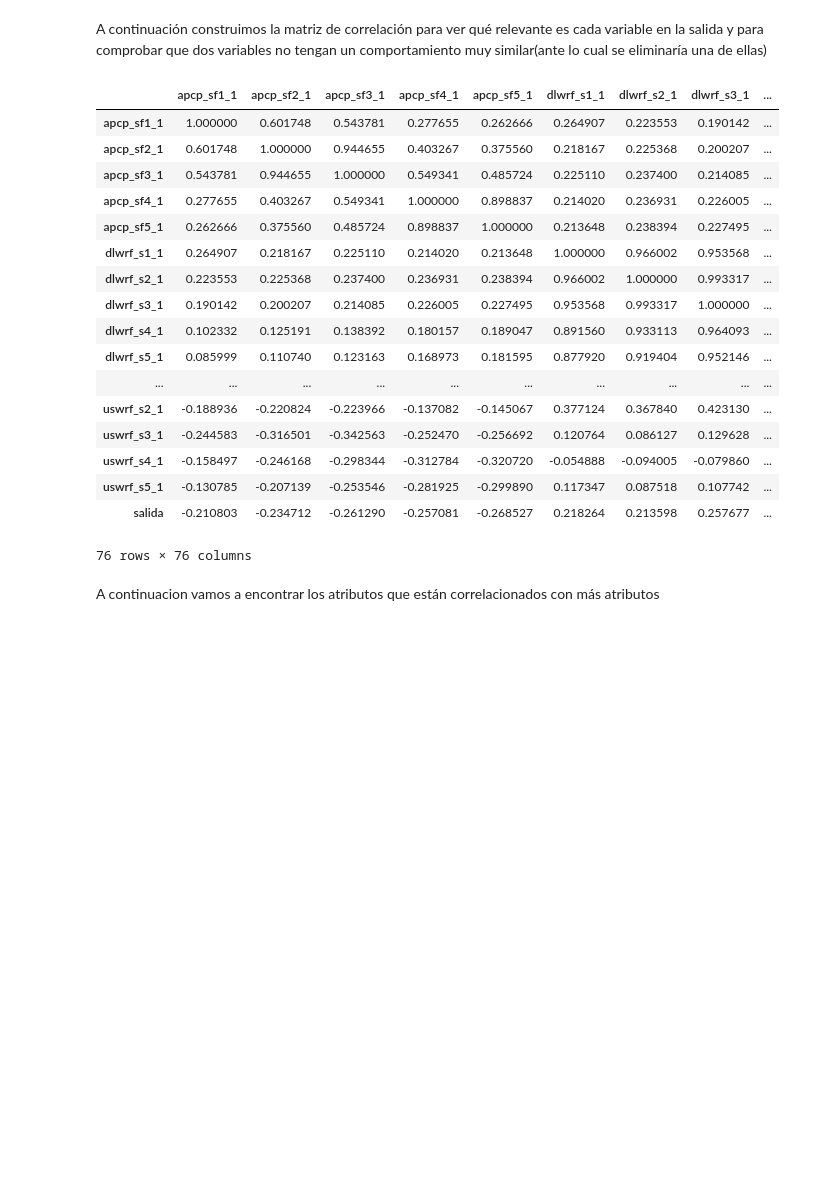
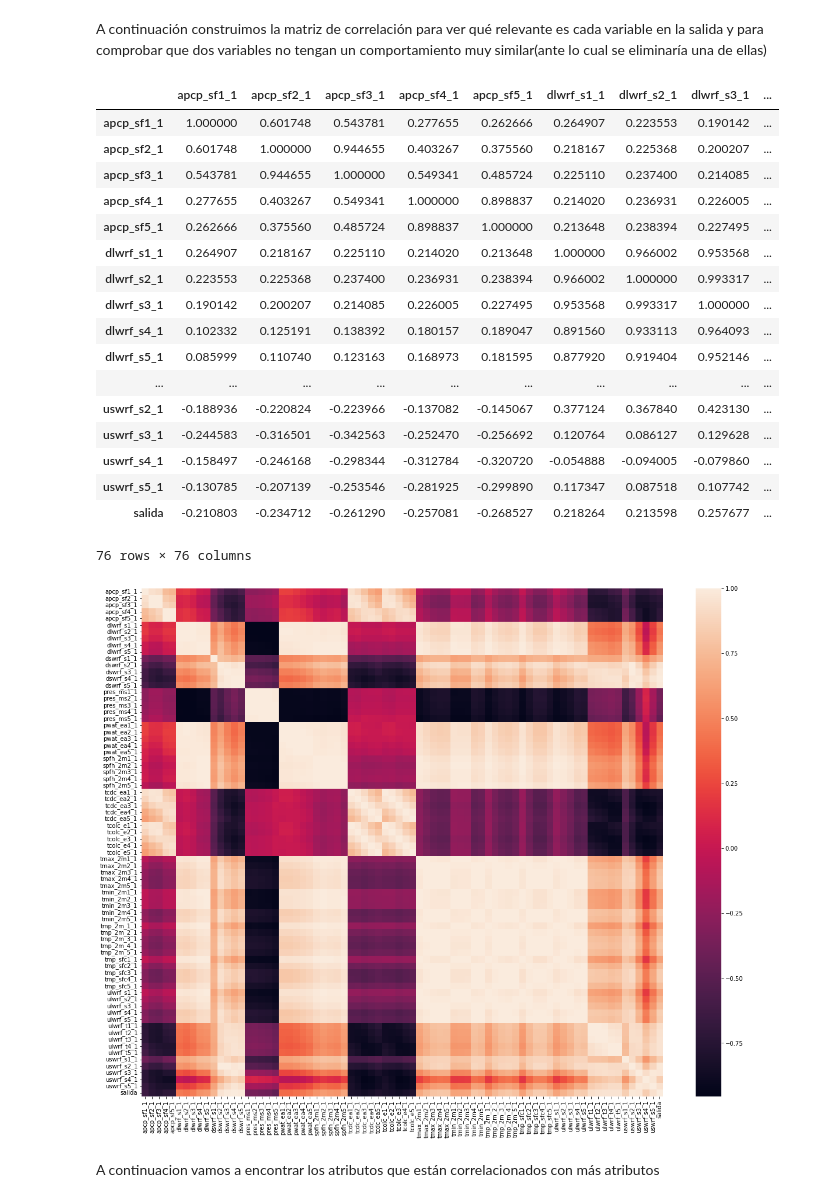
Before and after one commit to cabamarcos/Machine-Learning-Prediccion-de-produccion-electrica-solar, a Jupyter notebook: TrabajoFinalAA.ipynb, the cells around one changed output. Drawn from its saved outputs; the diff is of its cells as text; code cells hidden in the pictures; blank space fills up the shorter version.

```diff
--- a/TrabajoFinalAA.ipynb
+++ b/TrabajoFinalAA.ipynb
@@ -122,28 +122,31 @@ Se puede ver, que no hay ninguna fila duplicada, lo cual es buena señal
 ## Comprobar correlacion entre las variables y la salida, y entre las variables entre si
 # %% [markdown]
 A continuación construimos la matriz de correlación para ver qué relevante es cada variable en la salida y para comprobar que dos variables no tengan un comportamiento muy similar(ante lo cual se eliminaría una de ellas)
-# %%
-correlacion = datos.corr()
-correlacion
-# %% [output]
-|  | apcp_sf1_1 | apcp_sf2_1 | apcp_sf3_1 | apcp_sf4_1 | apcp_sf5_1 | dlwrf_s1_1 | dlwrf_s2_1 | dlwrf_s3_1 | ... |
-| apcp_sf1_1 | 1.000000 | 0.601748 | 0.543781 | 0.277655 | 0.262666 | 0.264907 | 0.223553 | 0.190142 | ... |
-| apcp_sf2_1 | 0.601748 | 1.000000 | 0.944655 | 0.403267 | 0.375560 | 0.218167 | 0.225368 | 0.200207 | ... |
-| apcp_sf3_1 | 0.543781 | 0.944655 | 1.000000 | 0.549341 | 0.485724 | 0.225110 | 0.237400 | 0.214085 | ... |
-| apcp_sf4_1 | 0.277655 | 0.403267 | 0.549341 | 1.000000 | 0.898837 | 0.214020 | 0.236931 | 0.226005 | ... |
-| apcp_sf5_1 | 0.262666 | 0.375560 | 0.485724 | 0.898837 | 1.000000 | 0.213648 | 0.238394 | 0.227495 | ... |
-| dlwrf_s1_1 | 0.264907 | 0.218167 | 0.225110 | 0.214020 | 0.213648 | 1.000000 | 0.966002 | 0.953568 | ... |
-| dlwrf_s2_1 | 0.223553 | 0.225368 | 0.237400 | 0.236931 | 0.238394 | 0.966002 | 1.000000 | 0.993317 | ... |
-| dlwrf_s3_1 | 0.190142 | 0.200207 | 0.214085 | 0.226005 | 0.227495 | 0.953568 | 0.993317 | 1.000000 | ... |
-| dlwrf_s4_1 | 0.102332 | 0.125191 | 0.138392 | 0.180157 | 0.189047 | 0.891560 | 0.933113 | 0.964093 | ... |
-| dlwrf_s5_1 | 0.085999 | 0.110740 | 0.123163 | 0.168973 | 0.181595 | 0.877920 | 0.919404 | 0.952146 | ... |
-| ... | ... | ... | ... | ... | ... | ... | ... | ... | ... |
-| uswrf_s2_1 | -0.188936 | -0.220824 | -0.223966 | -0.137082 | -0.145067 | 0.377124 | 0.367840 | 0.423130 | ... |
-| uswrf_s3_1 | -0.244583 | -0.316501 | -0.342563 | -0.252470 | -0.256692 | 0.120764 | 0.086127 | 0.129628 | ... |
-| uswrf_s4_1 | -0.158497 | -0.246168 | -0.298344 | -0.312784 | -0.320720 | -0.054888 | -0.094005 | -0.079860 | ... |
-| uswrf_s5_1 | -0.130785 | -0.207139 | -0.253546 | -0.281925 | -0.299890 | 0.117347 | 0.087518 | 0.107742 | ... |
-| salida | -0.210803 | -0.234712 | -0.261290 | -0.257081 | -0.268527 | 0.218264 | 0.213598 | 0.257677 | ... |
-76 rows × 76 columns
+# %%
+correlacion = datos.corr()
+plt.figure(figsize=(20, 16))
+plot = sns.heatmap(correlacion.corr())
+correlacion
+# %% [output]
+|  | apcp_sf1_1 | apcp_sf2_1 | apcp_sf3_1 | apcp_sf4_1 | apcp_sf5_1 | dlwrf_s1_1 | dlwrf_s2_1 | dlwrf_s3_1 | ... |
+| apcp_sf1_1 | 1.000000 | 0.601748 | 0.543781 | 0.277655 | 0.262666 | 0.264907 | 0.223553 | 0.190142 | ... |
+| apcp_sf2_1 | 0.601748 | 1.000000 | 0.944655 | 0.403267 | 0.375560 | 0.218167 | 0.225368 | 0.200207 | ... |
+| apcp_sf3_1 | 0.543781 | 0.944655 | 1.000000 | 0.549341 | 0.485724 | 0.225110 | 0.237400 | 0.214085 | ... |
+| apcp_sf4_1 | 0.277655 | 0.403267 | 0.549341 | 1.000000 | 0.898837 | 0.214020 | 0.236931 | 0.226005 | ... |
+| apcp_sf5_1 | 0.262666 | 0.375560 | 0.485724 | 0.898837 | 1.000000 | 0.213648 | 0.238394 | 0.227495 | ... |
+| dlwrf_s1_1 | 0.264907 | 0.218167 | 0.225110 | 0.214020 | 0.213648 | 1.000000 | 0.966002 | 0.953568 | ... |
+| dlwrf_s2_1 | 0.223553 | 0.225368 | 0.237400 | 0.236931 | 0.238394 | 0.966002 | 1.000000 | 0.993317 | ... |
+| dlwrf_s3_1 | 0.190142 | 0.200207 | 0.214085 | 0.226005 | 0.227495 | 0.953568 | 0.993317 | 1.000000 | ... |
+| dlwrf_s4_1 | 0.102332 | 0.125191 | 0.138392 | 0.180157 | 0.189047 | 0.891560 | 0.933113 | 0.964093 | ... |
+| dlwrf_s5_1 | 0.085999 | 0.110740 | 0.123163 | 0.168973 | 0.181595 | 0.877920 | 0.919404 | 0.952146 | ... |
+| ... | ... | ... | ... | ... | ... | ... | ... | ... | ... |
+| uswrf_s2_1 | -0.188936 | -0.220824 | -0.223966 | -0.137082 | -0.145067 | 0.377124 | 0.367840 | 0.423130 | ... |
+| uswrf_s3_1 | -0.244583 | -0.316501 | -0.342563 | -0.252470 | -0.256692 | 0.120764 | 0.086127 | 0.129628 | ... |
+| uswrf_s4_1 | -0.158497 | -0.246168 | -0.298344 | -0.312784 | -0.320720 | -0.054888 | -0.094005 | -0.079860 | ... |
+| uswrf_s5_1 | -0.130785 | -0.207139 | -0.253546 | -0.281925 | -0.299890 | 0.117347 | 0.087518 | 0.107742 | ... |
+| salida | -0.210803 | -0.234712 | -0.261290 | -0.257081 | -0.268527 | 0.218264 | 0.213598 | 0.257677 | ... |
+76 rows × 76 columns
+[figure, added]
 # %% [markdown]
 A continuacion vamos a encontrar los atributos que están correlacionados con más atributos
 # %%
```
